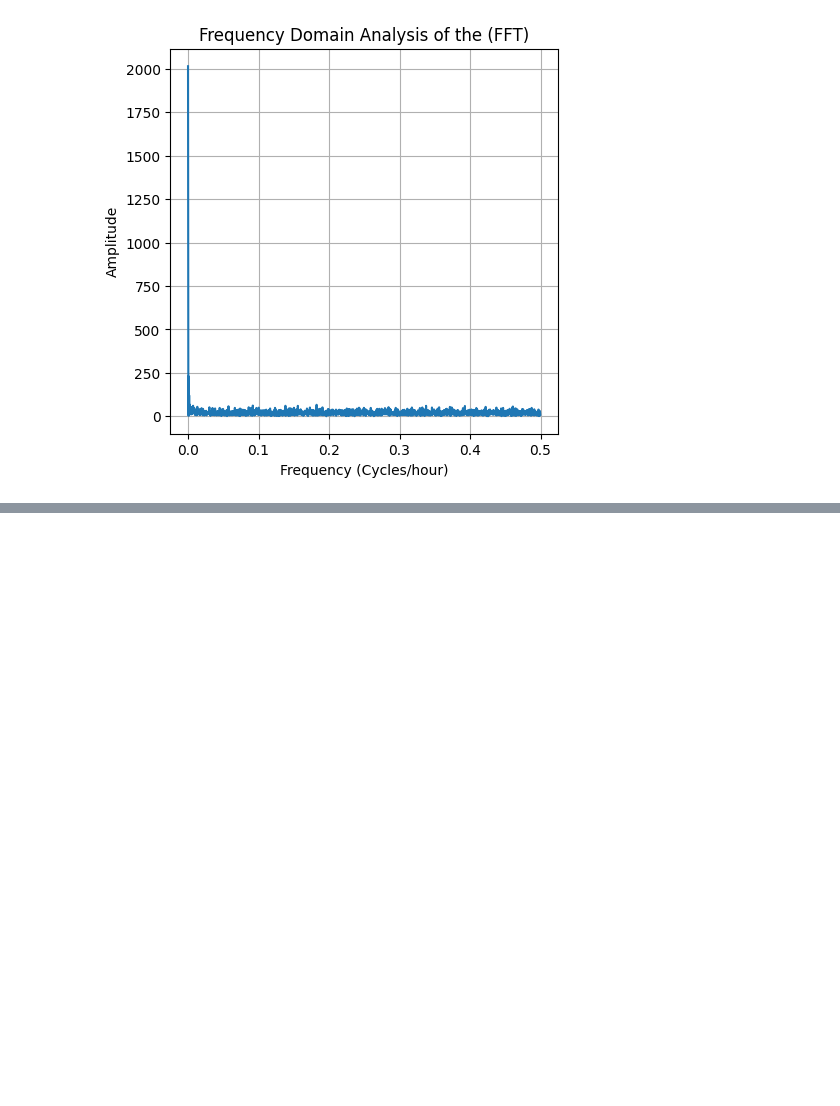
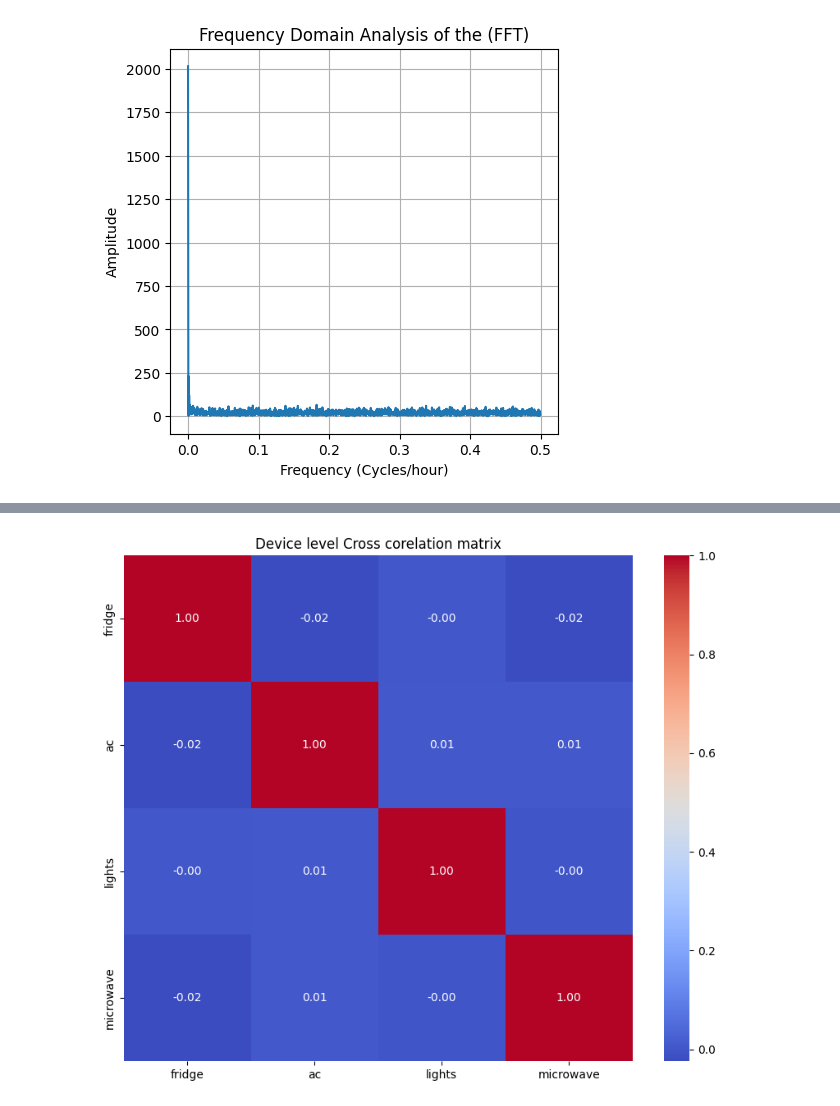
Before and after one commit to shansree-z/SmartEnergy-Consumptions, a Jupyter notebook: Pre-Processing.ipynb, the cells around one changed output, grey strips where cells are left out. Cells and saved outputs as stored; diff of their text form; code cells hidden in the pictures; blank space fills up the shorter version.

```diff
--- a/Pre-Processing.ipynb
+++ b/Pre-Processing.ipynb
@@ -302,0 +366,14 @@ plt.show()
+# %%
+device_cols = ['fridge','ac','lights','microwave']
+existing_device_cols = [ c for c in device_cols if c in df.columns]
+if existing_device_cols:
+    corr_matrix = df[existing_device_cols].corr()
+# corr_matrix
+    plt.figure(figsize=(10,8))
+    sns.heatmap(corr_matrix,annot=True,cmap='coolwarm',fmt=".2f")
+    plt.title("Device level Cross corelation matrix")
+    plt.show()
+else:
+    print("Device columsn not found for the co-relation analysis")
+# %% [output]
+[figure, added]
```
Also changed, not shown: parts of 3 cells of this notebook.
